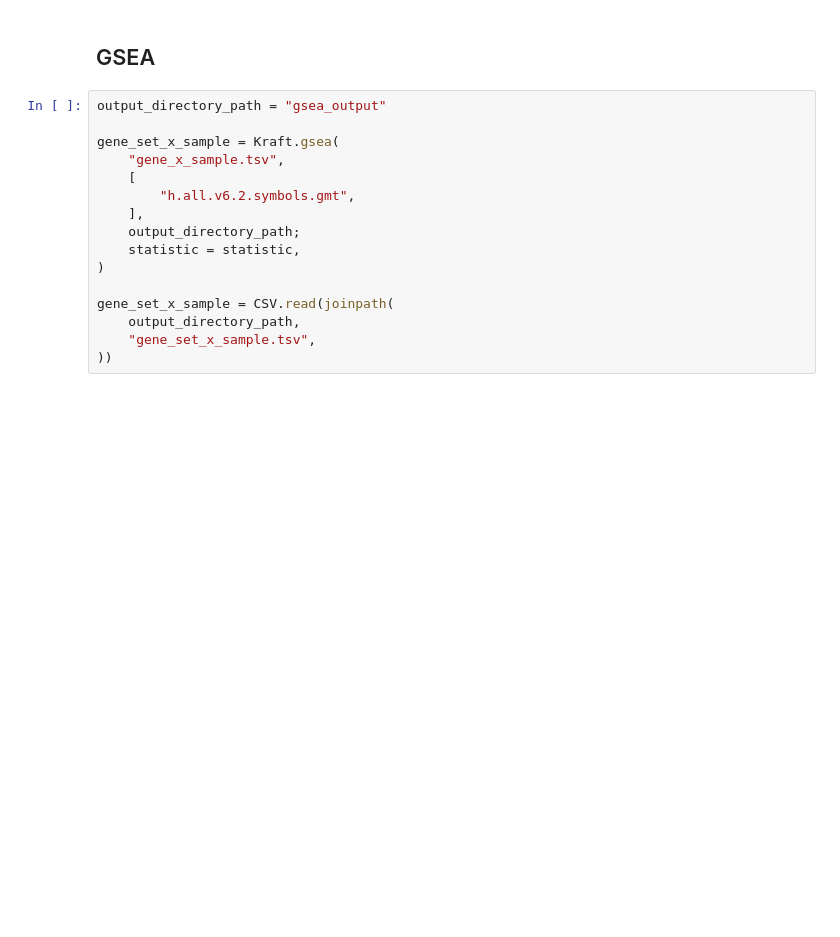
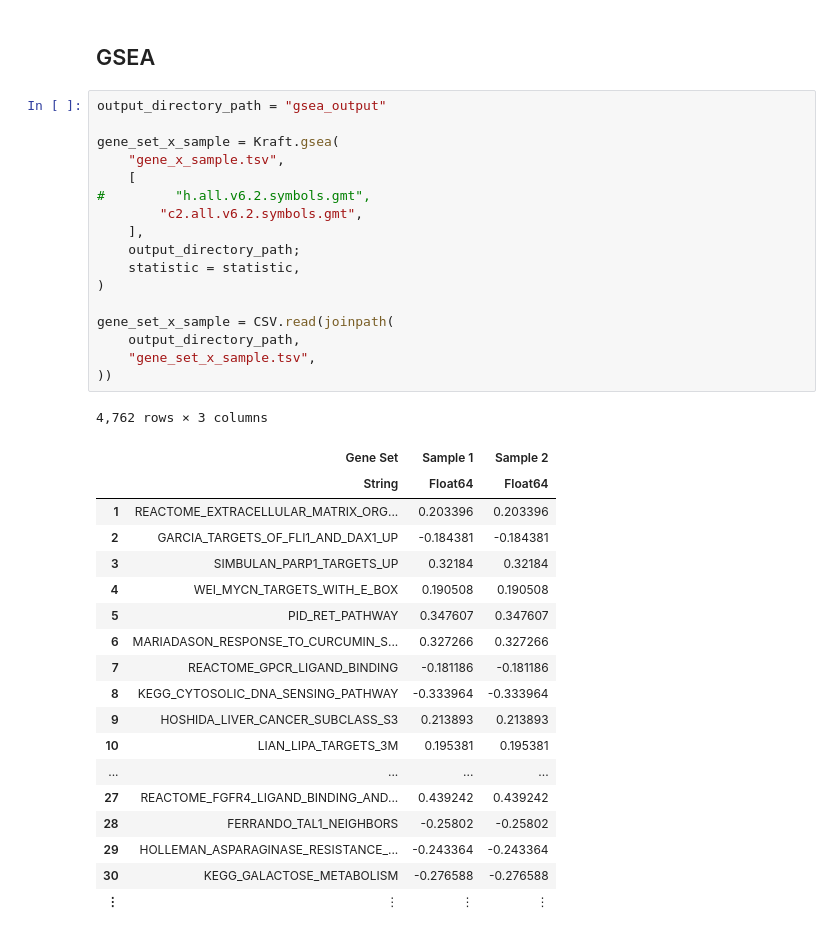
Before and after one commit to KatharineME/Kate.jl, a Jupyter notebook: notebook/gsea.ipynb, the cells around one changed output. Saved outputs shown, nothing was run; the diff lists cells and outputs as text; blank space fills up the shorter version.

```diff
--- a/notebook/gsea.ipynb
+++ b/notebook/gsea.ipynb
@@ -96,16 +267,37 @@ Kraft.compute_gene_set_enrichment(
 # %%
 output_directory_path = "gsea_output"
 
 gene_set_x_sample = Kraft.gsea(
     "gene_x_sample.tsv",
     [
-        "h.all.v6.2.symbols.gmt",
+#         "h.all.v6.2.symbols.gmt",
+        "c2.all.v6.2.symbols.gmt",
     ],
     output_directory_path;
     statistic = statistic,
 )
 
 gene_set_x_sample = CSV.read(joinpath(
     output_directory_path,
     "gene_set_x_sample.tsv",
 ))
+# %% [output]
+4,762 rows × 3 columns
+|  | Gene Set | Sample 1 | Sample 2 |
+|  | String | Float64 | Float64 |
+| 1 | REACTOME_EXTRACELLULAR_MATRIX_ORG... | 0.203396 | 0.203396 |
+| 2 | GARCIA_TARGETS_OF_FLI1_AND_DAX1_UP | -0.184381 | -0.184381 |
+| 3 | SIMBULAN_PARP1_TARGETS_UP | 0.32184 | 0.32184 |
+| 4 | WEI_MYCN_TARGETS_WITH_E_BOX | 0.190508 | 0.190508 |
+| 5 | PID_RET_PATHWAY | 0.347607 | 0.347607 |
+| 6 | MARIADASON_RESPONSE_TO_CURCUMIN_S... | 0.327266 | 0.327266 |
+| 7 | REACTOME_GPCR_LIGAND_BINDING | -0.181186 | -0.181186 |
+| 8 | KEGG_CYTOSOLIC_DNA_SENSING_PATHWAY | -0.333964 | -0.333964 |
+| 9 | HOSHIDA_LIVER_CANCER_SUBCLASS_S3 | 0.213893 | 0.213893 |
+| 10 | LIAN_LIPA_TARGETS_3M | 0.195381 | 0.195381 |
+| ... | ... | ... | ... |
+| 27 | REACTOME_FGFR4_LIGAND_BINDING_AND... | 0.439242 | 0.439242 |
+| 28 | FERRANDO_TAL1_NEIGHBORS | -0.25802 | -0.25802 |
+| 29 | HOLLEMAN_ASPARAGINASE_RESISTANCE_... | -0.243364 | -0.243364 |
+| 30 | KEGG_GALACTOSE_METABOLISM | -0.276588 | -0.276588 |
+| ⋮ | ⋮ | ⋮ | ⋮ |
```
Also changed, not shown: parts of 15 cells of this notebook, 3 other files.
